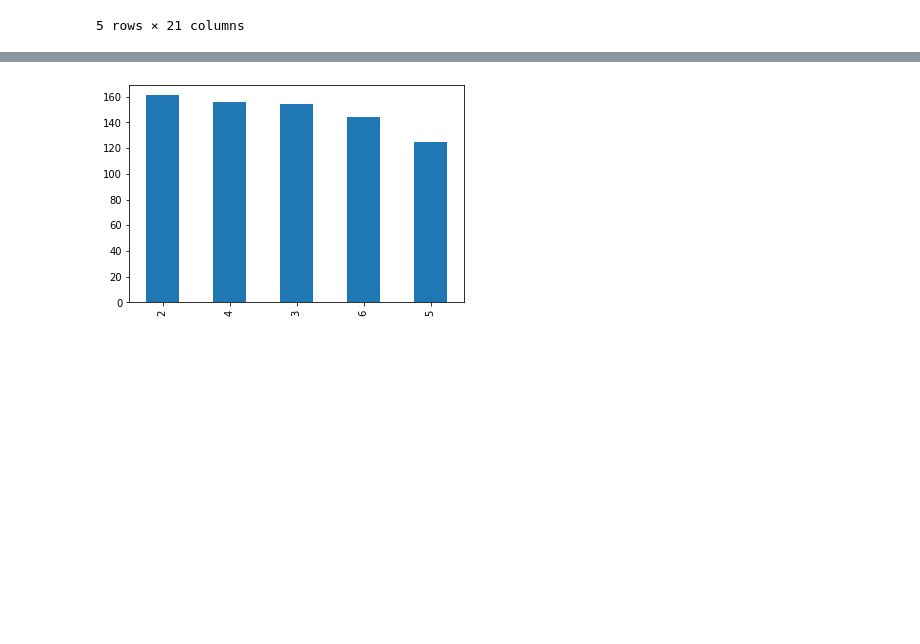
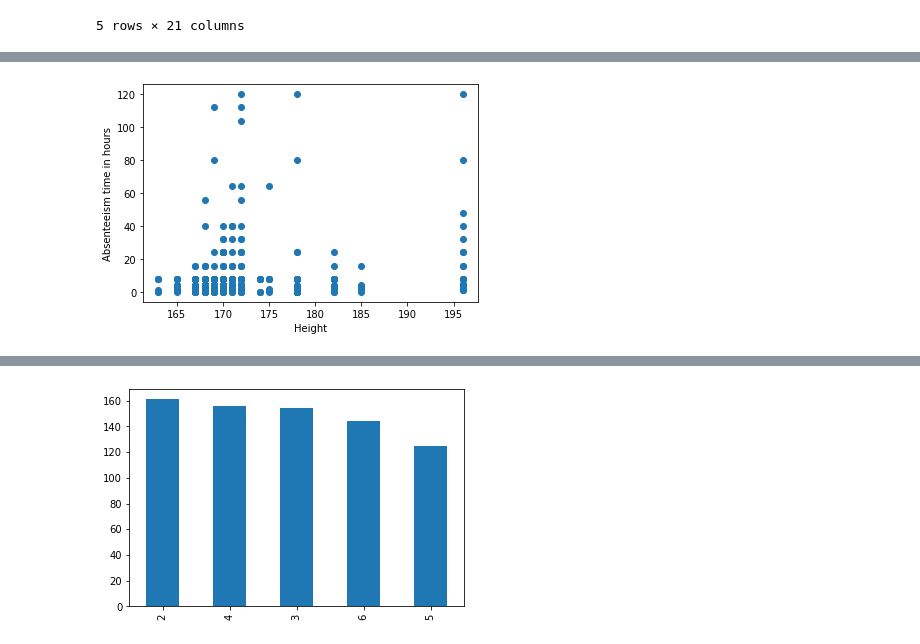
Before and after one commit to SrVallejo/Streamlit_absenteeism_hours, a Jupyter notebook: jupyter/Exploratory analysis.ipynb, the cells around one changed output, grey strips where cells are left out. Saved outputs shown, nothing was run; the diff lists cells and outputs as text; code cells hidden in the pictures; blank space fills up the shorter version.

```diff
--- a/jupyter/Exploratory analysis.ipynb
+++ b/jupyter/Exploratory analysis.ipynb
@@ -64,0 +113,7 @@ sns.heatmap(df.corr(), annot = True)
+# %%
+plt.scatter(df["Height"], df["Absenteeism time in hours"])
+plt.xlabel("Height")
+plt.ylabel("Absenteeism time in hours")
+plt.show()
+# %% [output]
+[figure, added]
```
Also changed, not shown: parts of 21 cells of this notebook.
